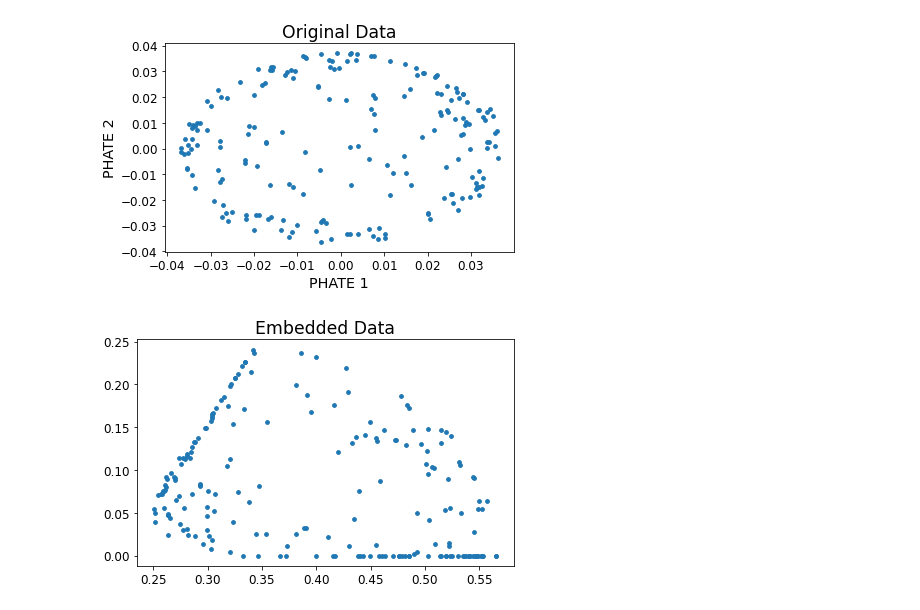
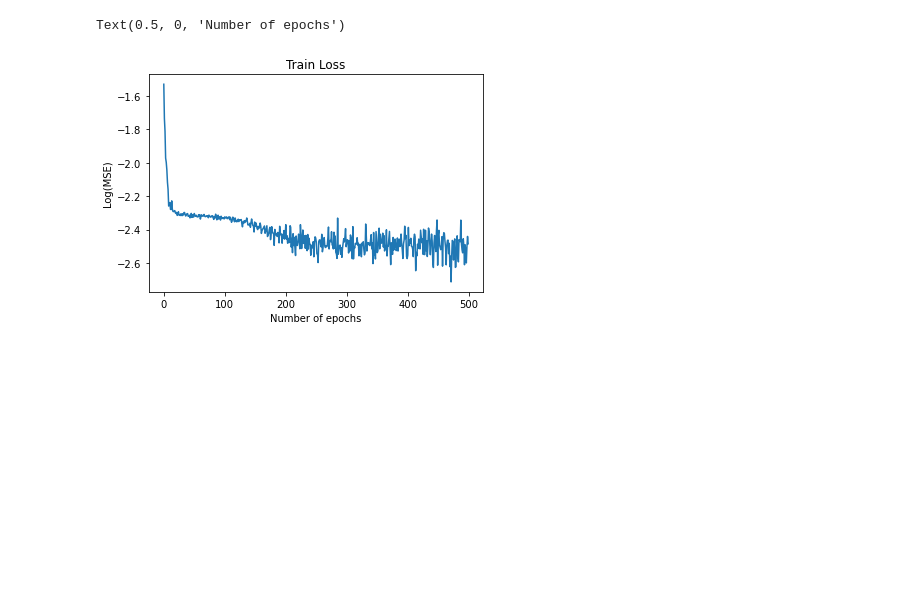
Before and after one commit to guillaumehu/phate_fim, a Jupyter notebook: notebooks/df-sphere-autoencoder.ipynb, the cells around one changed output. Drawn from its saved outputs; the diff is of its cells as text; code cells hidden in the pictures; blank space fills up the shorter version.

Commit message:
updated training scheme in notebooks + added more visualizations of Volume

```diff
--- a/notebooks/df-sphere-autoencoder.ipynb
+++ b/notebooks/df-sphere-autoencoder.ipynb
@@ -101,3 +96,9 @@ ax.scatter(rotatesphere[:,0], rotatesphere[:,1], rotatesphere[:,2])
+# %%
+
+#Define data and random indices
+X = torch.tensor(rotatesphere,requires_grad = True)
+n = X.shape[0]
+random_indices = np.random.randint(n, size=n)
 # %%
 #Define Phate function
 
@@ -242,49 +263,11 @@ Loss distance : tensor(0.0958, device='cuda:0', grad_fn=<AddBackward0>)
 # %%
-# Get test indices
-testind = []
-fullind = list(np.arange(X.shape[0]))
-for i in fullind:
-    if i not in random_indices:
-        testind.append(i)
+#Plot train loss
+ctrain = torch.stack(train_loss_a).detach().cpu().numpy()
 
-testind = np.array(testind)
-
-# Get samples from autoencoder
-nxsample = phate_ae.encoder(X[testind].float().cuda())
-xsampout = nxsample.detach().cpu().numpy()
-
-# Visualize ground truth
-cax = scprep.plot.scatter2d(
-    phate_sphere[testind],
-    title="Original Data",
-    xlabel="PHATE 1",
-    ylabel="PHATE 2",
-)
-
-
-# Visualize Embedding
-cax = scprep.plot.scatter2d(xsampout, title="Embedded Data")
-
-
-# Compute Jacobian
-Jacob = []
-for i in testind:
-    X_sample = X[i].float().cuda()
-    J = torch.autograd.functional.jacobian(phate_ae.encoder, X_sample).squeeze()
-    Jacob.append(J.cpu().detach().numpy())
-AJacob = np.array(Jacob)
-
-#Compute FIM
-dim = X.shape[1]
-prod = np.empty((dim,dim))
-FIM = []
-for k in range(xsampout.shape[0]):
-    prod = np.empty((dim,dim))
-    for i in range(dim):
-        for j in range(dim):
-            prod[i,j] = np.sum(AJacob[k,:,i] * AJacob[k,:,j] * np.exp(xsampout[k,:]))
-
-    FIM.append(prod)
+plt.title("Train Loss")
+plt.plot(np.log(ctrain))
+plt.ylabel("Log(MSE)")
+plt.xlabel("Number of epochs")
 # %% [output]
+Text(0.5, 0, 'Number of epochs')
-[figure, old version]
+[figure, new version]
-[figure, removed]
```
Also changed, not shown: parts of 9 cells of this notebook, 1 other file.
